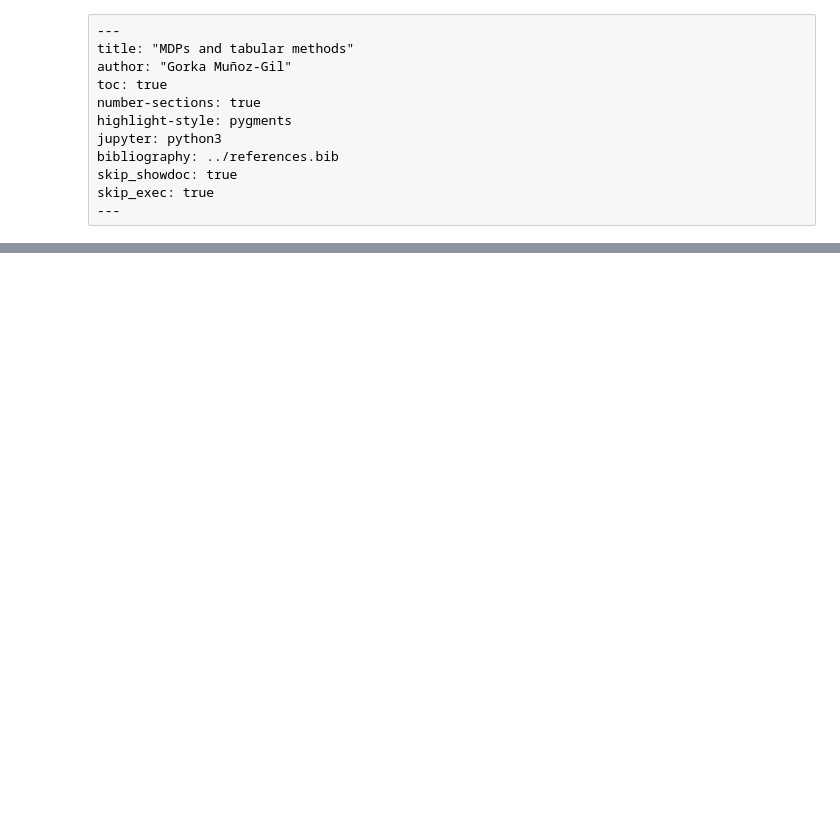
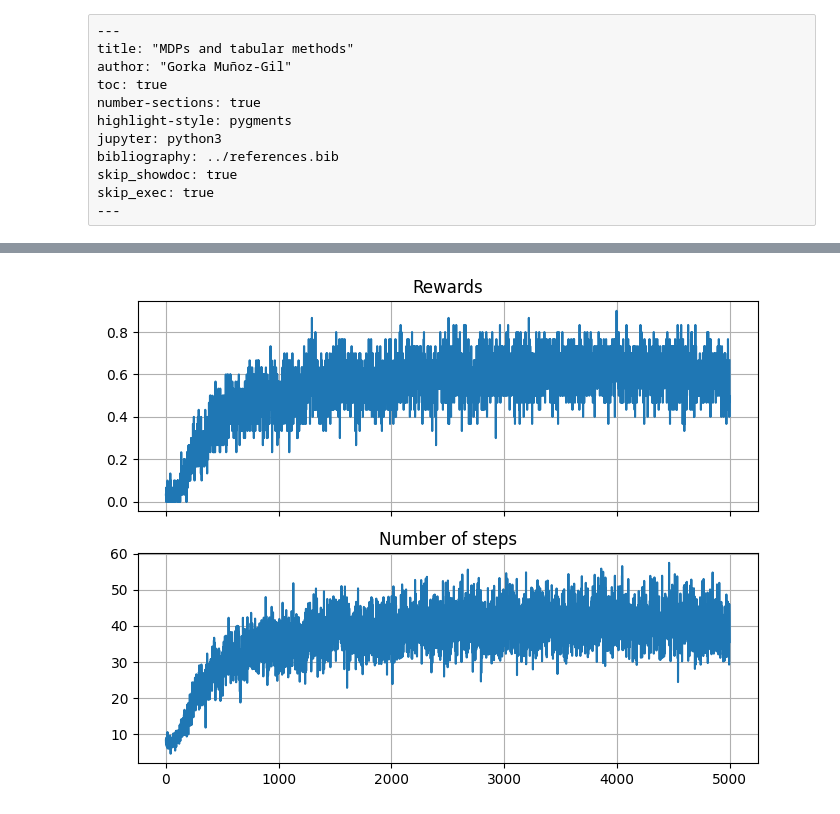
Before and after one commit to gorkamunoz/ML4Phys_UIBK_W25, a Jupyter notebook: nbs/course/RL/02_mdp_tabular.ipynb, the cells around one changed output, grey strips where cells are left out. Drawn from its saved outputs; the diff is of its cells as text; code cells hidden in the pictures; blank space fills up the shorter version.

```diff
--- a/nbs/course/RL/02_mdp_tabular.ipynb
+++ b/nbs/course/RL/02_mdp_tabular.ipynb
@@ -105,0 +243,4 @@ Value-based methods revolve around the Bellman equations, using them to estimate
+# %%
+next_state, reward, done, _, _ = env.step(2)
+print(next_state, reward, done)
+print(env.render())
@@ -105,0 +256,3 @@ Value-based methods revolve around the Bellman equations, using them to estimate
+# %%
+eta = 0.8
+gamma = 0.9
@@ -105,0 +303,38 @@ Value-based methods revolve around the Bellman equations, using them to estimate
+# %%
+#| code-fold: true
+#| code-summary: Solution - Average over multiple runs
+from tqdm.auto import tqdm
+
+# Set learning rate and discount factor parameters
+eta = 0.8
+gamma = 0.9
+
+# Runs of the algorithm and episodes of each run
+runs = 30
+num_episodes = 5000
+
+steps, rewards, Qs = [], [], []
+for _ in tqdm(range(runs)):
+    Q, time_steps, obtained_rewards = train_q_table(env, num_episodes, eta, gamma)
+
+    Qs.append(Q)
+    steps.append(time_steps)
+    rewards.append(obtained_rewards)
+# %%
+#| code-fold: true
+#| code-summary: Solution - Plot
+
+import matplotlib.pyplot as plt
+
+avg_steps = np.mean(steps, 0)
+avg_rewards = np.mean(rewards, 0)
+
+f, axes = plt.subplots(2, sharex=True, figsize=(8, 6))
+axes[0].plot(avg_rewards)
+axes[0].grid()
+axes[0].set_title('Rewards')
+axes[1].plot(avg_steps)
+axes[1].grid()
+axes[1].set_title('Number of steps');
+# %% [output]
+[figure, added]
```
Also changed, not shown: parts of 19 cells of this notebook, 1 other file.
